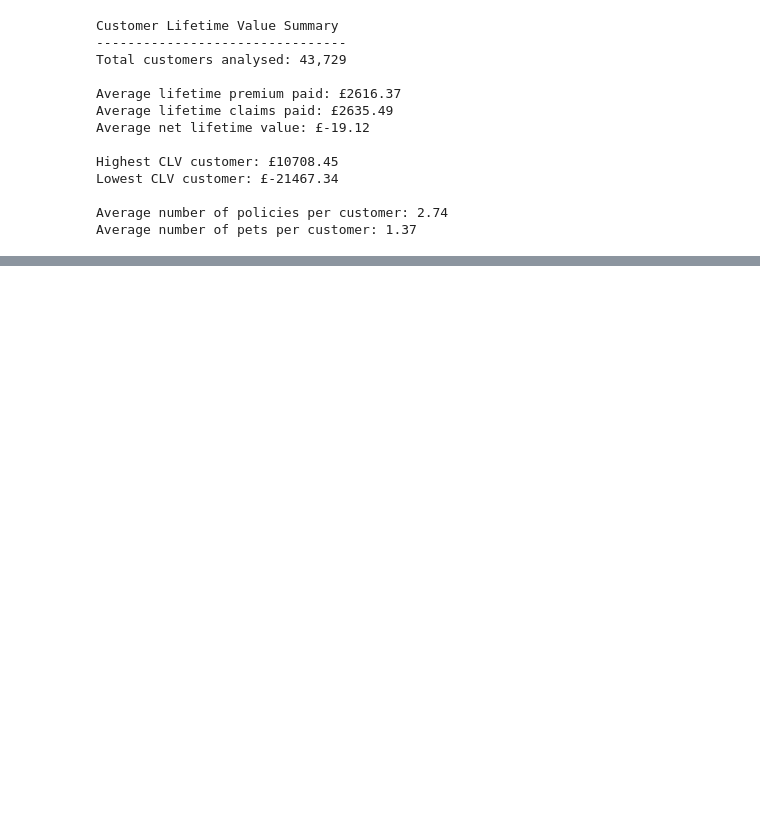
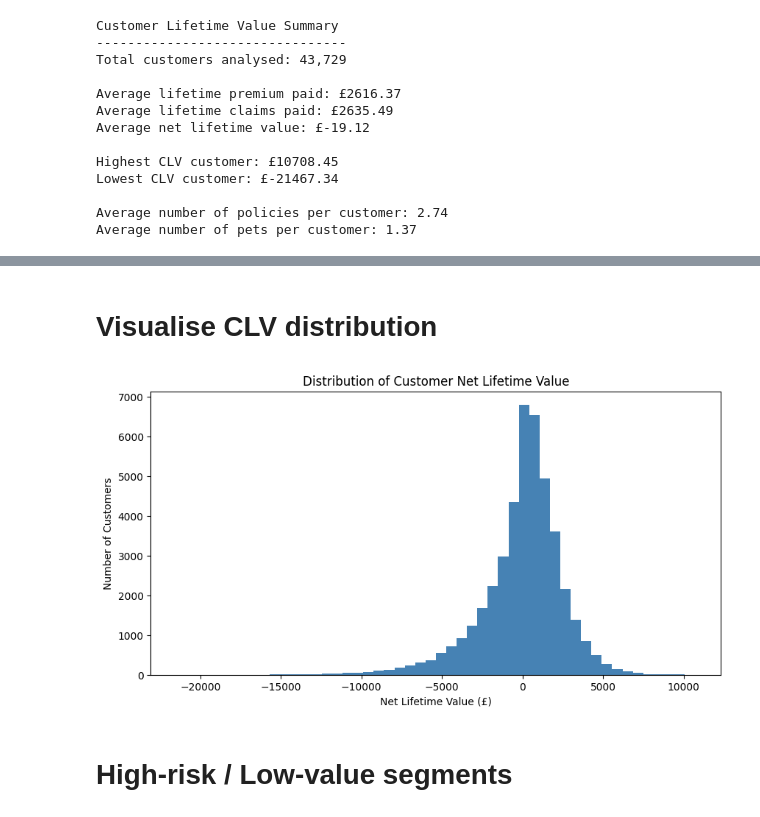
Before and after one commit to lee-grover-92/Professional-Portfolio, a Jupyter notebook: Pet Insurance Analytics Project/notebooks/customer_lifetime_value.ipynb, the cells around one changed output, grey strips where cells are left out. Saved outputs shown, nothing was run; the diff lists cells and outputs as text; code cells hidden in the pictures; blank space fills up the shorter version.

```diff
--- a/Pet Insurance Analytics Project/notebooks/customer_lifetime_value.ipynb
+++ b/Pet Insurance Analytics Project/notebooks/customer_lifetime_value.ipynb
@@ -133,0 +159,13 @@ Average number of pets per customer: 1.37
+# %% [markdown]
+# Visualise CLV distribution
+# %%
+plt.figure(figsize=(10,5))
+plt.hist(customer_clv["net_lifetime_value"], bins=50, color="steelblue")
+plt.title("Distribution of Customer Net Lifetime Value")
+plt.xlabel("Net Lifetime Value (£)")
+plt.ylabel("Number of Customers")
+plt.show()
+# %% [output]
+[figure, added]
+# %% [markdown]
+# High‑risk / Low‑value segments
```
Also changed, not shown: parts of 16 cells of this notebook, 2 other files.
